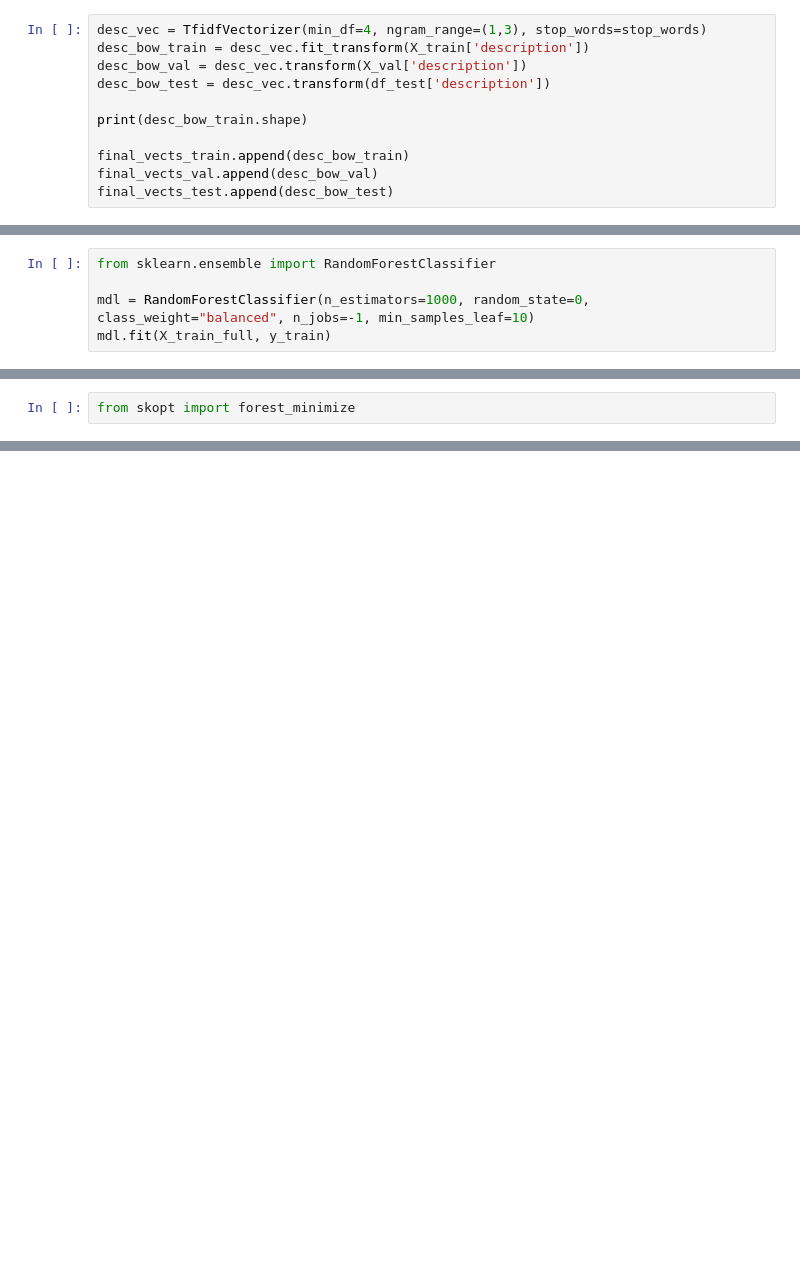
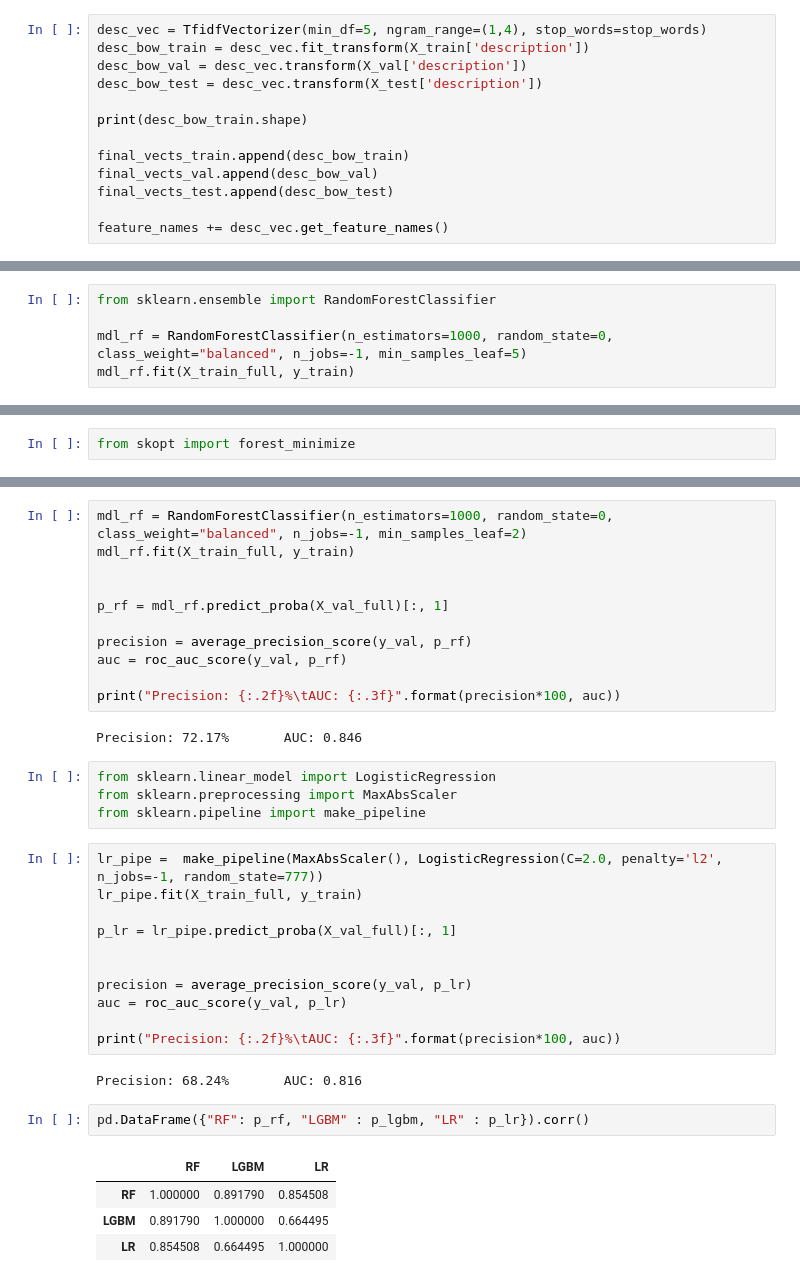
Before and after one commit to fabiopk/LinkedInJobRecommender, a Jupyter notebook: notebooks/process_data.ipynb, the cells around one changed output, grey strips where cells are left out. Drawn from its saved outputs; the diff is of its cells as text; blank space fills up the shorter version.

```diff
--- a/notebooks/process_data.ipynb
+++ b/notebooks/process_data.ipynb
@@ -225,12 +74,14 @@ final_vects_test.append(title_bow_test)
 # %%
-desc_vec = TfidfVectorizer(min_df=4, ngram_range=(1,3), stop_words=stop_words)
+desc_vec = TfidfVectorizer(min_df=5, ngram_range=(1,4), stop_words=stop_words)
 desc_bow_train = desc_vec.fit_transform(X_train['description'])
 desc_bow_val = desc_vec.transform(X_val['description'])
-desc_bow_test = desc_vec.transform(df_test['description'])
+desc_bow_test = desc_vec.transform(X_test['description'])
 
 print(desc_bow_train.shape)
 
 final_vects_train.append(desc_bow_train)
 final_vects_val.append(desc_bow_val)
 final_vects_test.append(desc_bow_test)
+
+feature_names += desc_vec.get_feature_names()
 # %% [output]
@@ -244,8 +97,8 @@ X_test_full = hstack(final_features_test + final_vects_test)
 # %%
 from sklearn.ensemble import RandomForestClassifier
 
-mdl = RandomForestClassifier(n_estimators=1000, random_state=0, class_weight="balanced", n_jobs=-1, min_samples_leaf=10)
-mdl.fit(X_train_full, y_train)
+mdl_rf = RandomForestClassifier(n_estimators=1000, random_state=0, class_weight="balanced", n_jobs=-1, min_samples_leaf=5)
+mdl_rf.fit(X_train_full, y_train)
 # %% [output]
 RandomForestClassifier(bootstrap=True, ccp_alpha=0.0, class_weight='balanced',
                        criterion='gini', max_depth=None, max_features='auto',
@@ -459,0 +329,37 @@ TypeError: no supported conversion for types: (dtype('float64'), dtype('uint8'),
+# %%
+mdl_rf = RandomForestClassifier(n_estimators=1000, random_state=0, class_weight="balanced", n_jobs=-1, min_samples_leaf=2)
+mdl_rf.fit(X_train_full, y_train)
+
+
+p_rf = mdl_rf.predict_proba(X_val_full)[:, 1]
+
+precision = average_precision_score(y_val, p_rf)
+auc = roc_auc_score(y_val, p_rf)
+
+print("Precision: {:.2f}%\tAUC: {:.3f}".format(precision*100, auc))
+# %% [output]
+Precision: 72.17%       AUC: 0.846
+# %%
+from sklearn.linear_model import LogisticRegression
+from sklearn.preprocessing import MaxAbsScaler
+from sklearn.pipeline import make_pipeline
+# %%
+lr_pipe =  make_pipeline(MaxAbsScaler(), LogisticRegression(C=2.0, penalty='l2', n_jobs=-1, random_state=777))
+lr_pipe.fit(X_train_full, y_train)
+
+p_lr = lr_pipe.predict_proba(X_val_full)[:, 1]
+
+
+precision = average_precision_score(y_val, p_lr)
+auc = roc_auc_score(y_val, p_lr)
+
+print("Precision: {:.2f}%\tAUC: {:.3f}".format(precision*100, auc))
+# %% [output]
+Precision: 68.24%       AUC: 0.816
+# %%
+pd.DataFrame({"RF": p_rf, "LGBM" : p_lgbm, "LR" : p_lr}).corr()
+# %% [output]
+|  | RF | LGBM | LR |
+| RF | 1.000000 | 0.891790 | 0.854508 |
+| LGBM | 0.891790 | 1.000000 | 0.664495 |
+| LR | 0.854508 | 0.664495 | 1.000000 |
```
Also changed, not shown: parts of 42 cells of this notebook, 9 other files.
